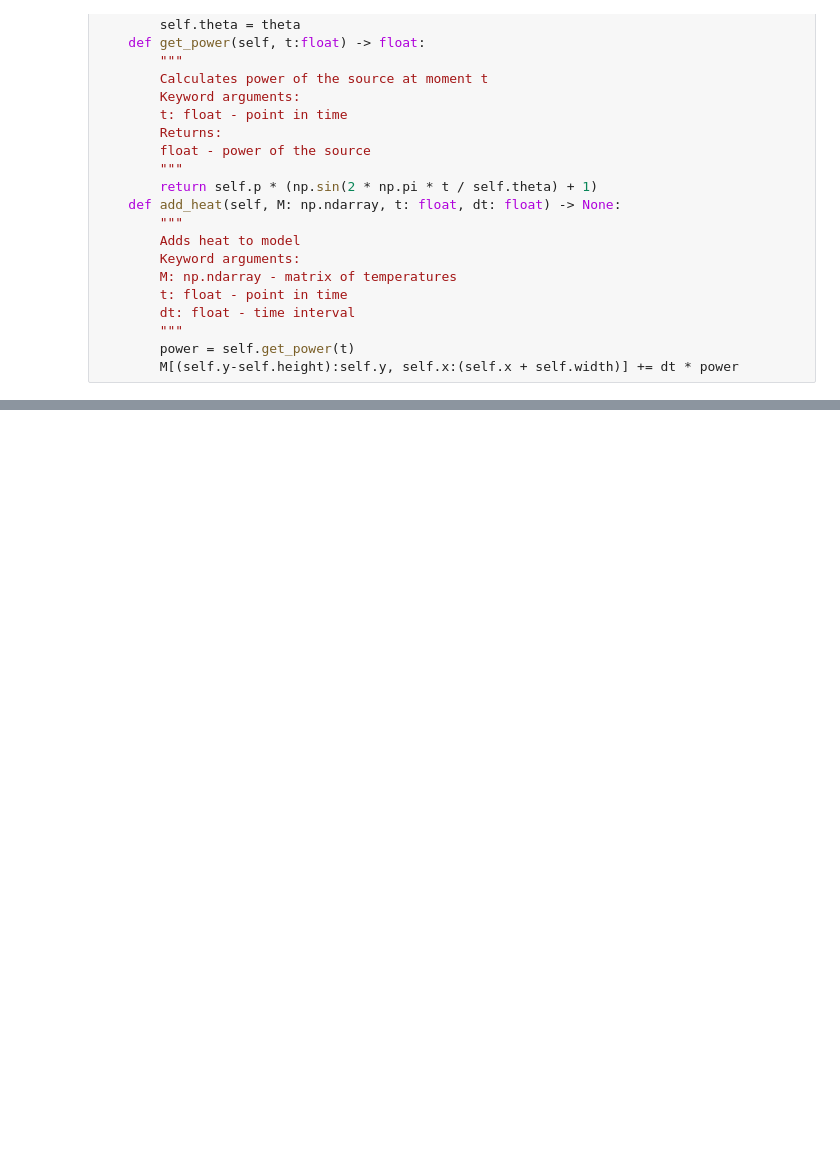
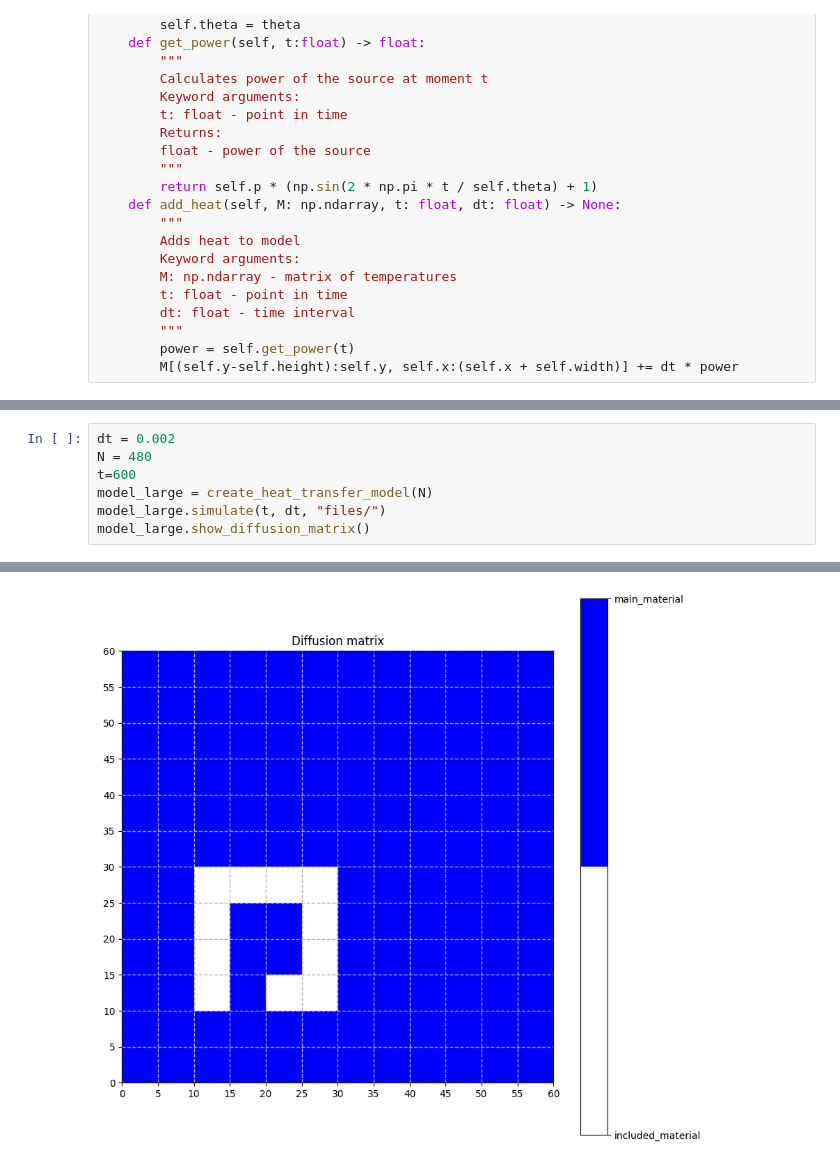
Before and after one commit to igmirnyy/CP3, a Jupyter notebook: HW2.heat_transfer_problem_2d/heat_transfer_problem_2d_2023.ipynb, the cells around one changed output, grey strips where cells are left out. Drawn from its saved outputs; the diff is of its cells as text; blank space fills up the shorter version.

```diff
--- a/HW2.heat_transfer_problem_2d/heat_transfer_problem_2d_2023.ipynb
+++ b/HW2.heat_transfer_problem_2d/heat_transfer_problem_2d_2023.ipynb
@@ -421,0 +507,8 @@ model.show_model_temperature()
+# %%
+dt = 0.002
+N = 480
+t=600
+model_large = create_heat_transfer_model(N)
+model_large.simulate(t, dt, "files/")
+model_large.show_diffusion_matrix()
+# %% [output]
@@ -421,0 +516 @@ model.show_model_temperature()
+[figure, added]
```
Also changed, not shown: parts of 13 cells of this notebook, 30 other files.
